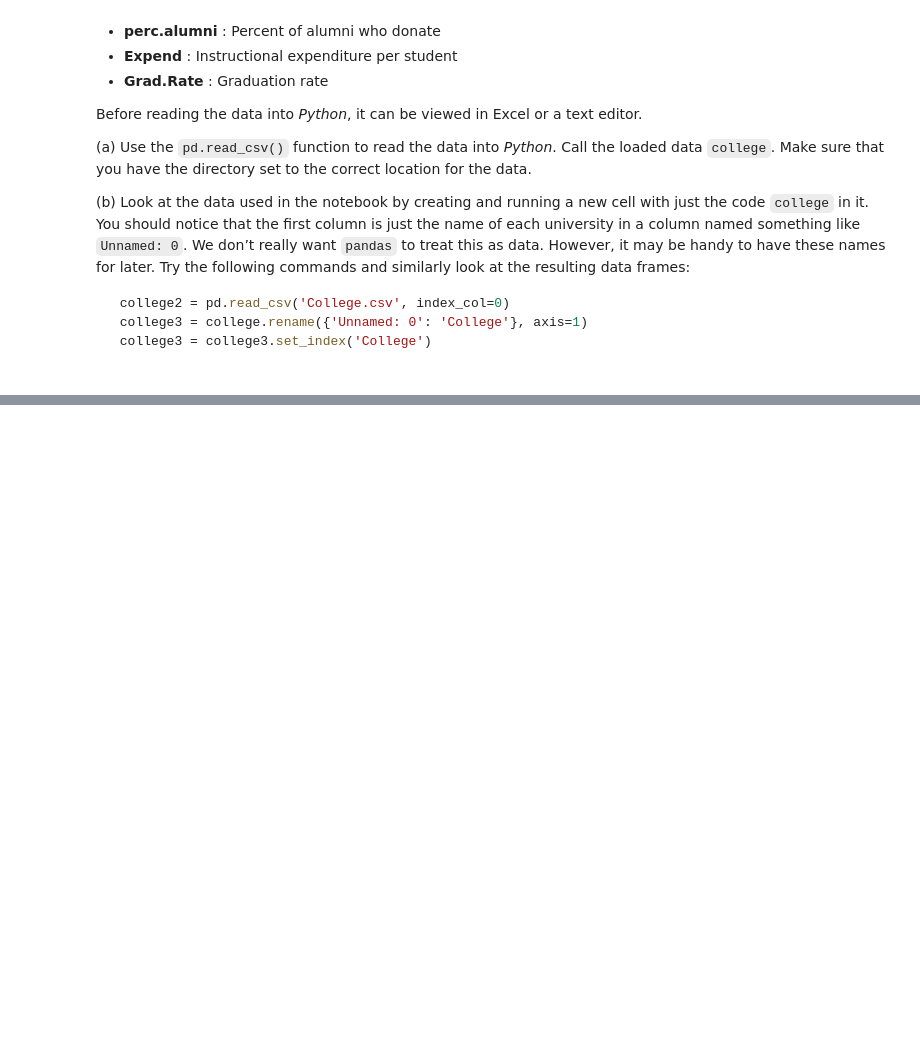
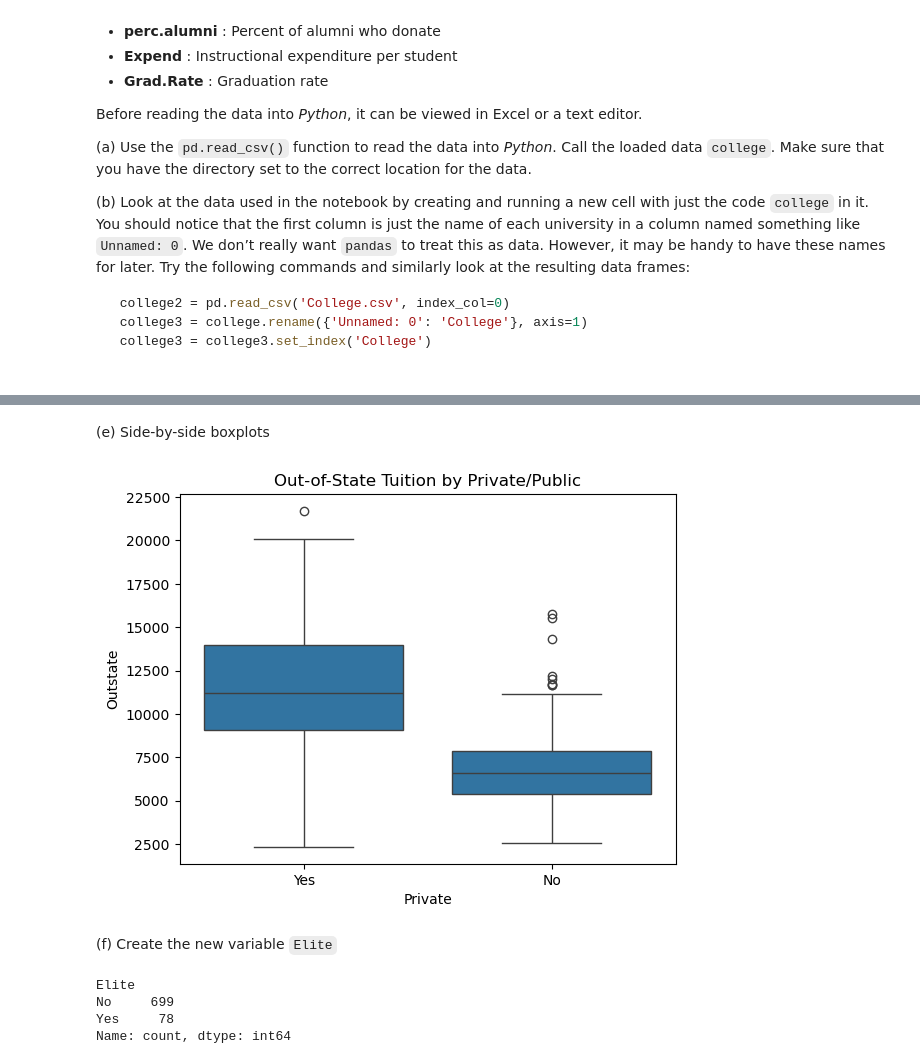
Before and after one commit to zozoking101/An-Introduction-to-Statistical-Learning-with-Applications-in-Python, a Jupyter notebook: 2_Statistical_Learning/Ch2_statlearn_lab.ipynb, the cells around one changed output, grey strips where cells are left out. Cells and saved outputs as stored; diff of their text form; code cells hidden in the pictures; blank space fills up the shorter version.

```diff
--- a/2_Statistical_Learning/Ch2_statlearn_lab.ipynb
+++ b/2_Statistical_Learning/Ch2_statlearn_lab.ipynb
@@ -1857,0 +1942,20 @@ Before reading the data into *Python*, it can be viewed in Excel or a text edito
+# %% [markdown]
+(e) Side-by-side boxplots
+# %%
+import seaborn as sns
+
+sns.boxplot(x="Private", y="Outstate", data=college)
+plt.title("Out-of-State Tuition by Private/Public")
+plt.show()
+# %% [output]
+[figure, added]
+# %% [markdown]
+(f) Create the new variable `Elite`
+# %%
+college['Elite'] = pd.cut(college['Top10perc'], [0, 50, 100], labels=['No', 'Yes'])
+college['Elite'].value_counts()
+# %% [output]
+Elite
+No     699
+Yes     78
+Name: count, dtype: int64
```
Also changed, not shown: parts of 20 cells of this notebook, 1 other file.
